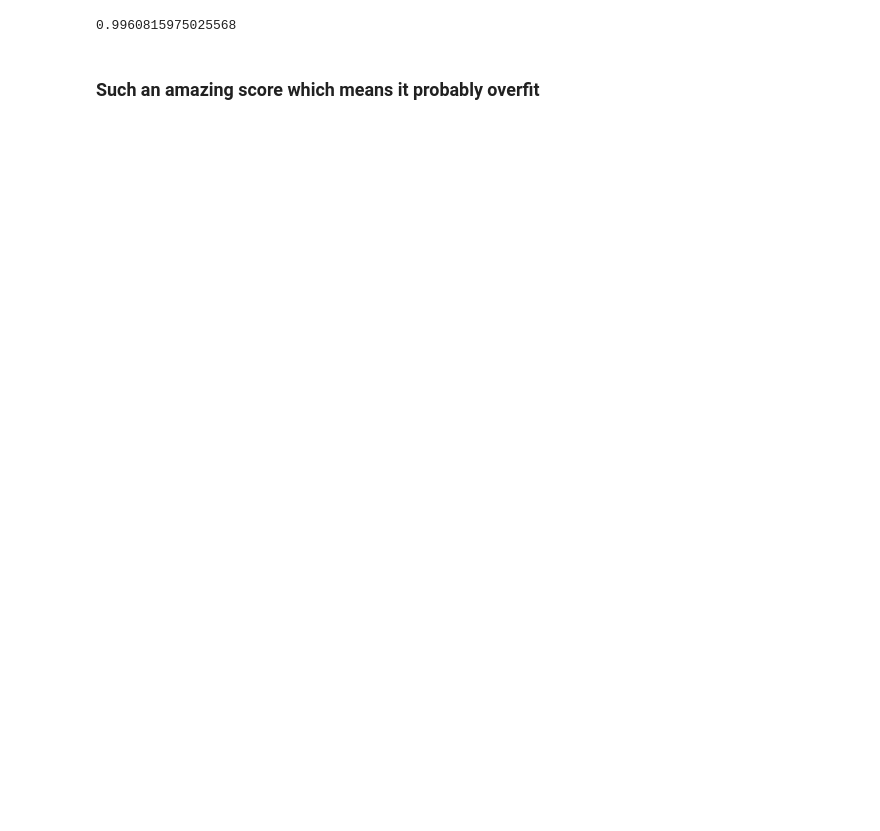
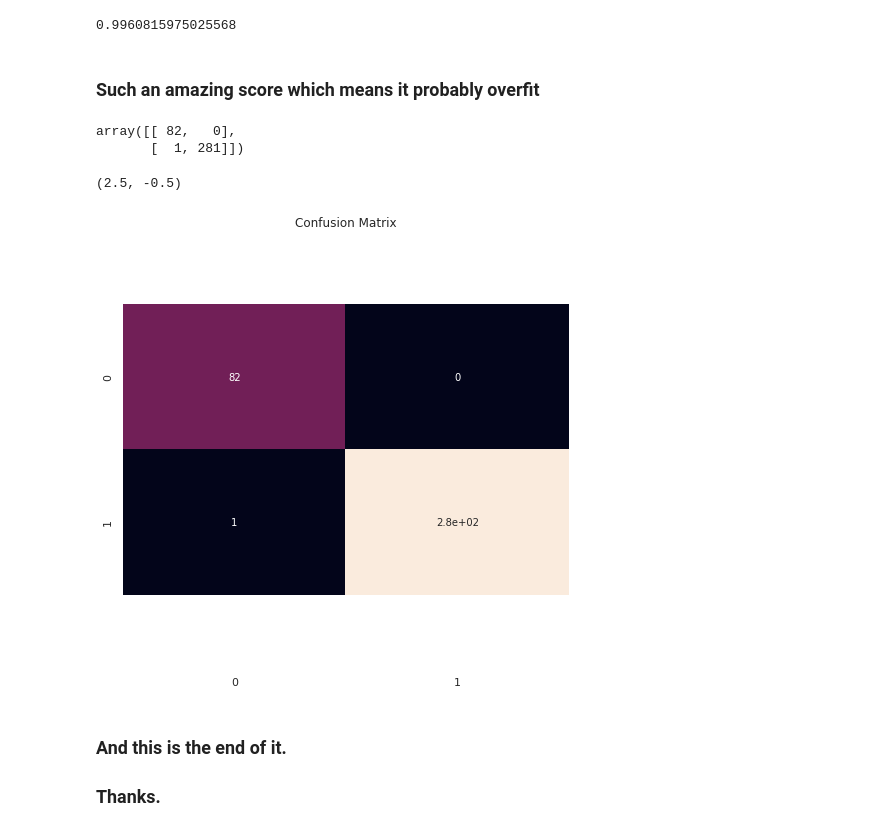
Before and after one commit to sodaliAyran/churn-prediction-mulakat, a Jupyter notebook: Report.ipynb, the cells around one changed output. Cells and saved outputs as stored; diff of their text form; code cells hidden in the pictures; blank space fills up the shorter version.

```diff
--- a/Report.ipynb
+++ b/Report.ipynb
@@ -575,3 +618,22 @@ f1_score(y_true=y_test, y_pred=y_pred, average='macro')
 0.9960815975025568
 # %% [markdown]
 ### Such an amazing score which means it probably overfit
+# %%
+from sklearn.metrics import confusion_matrix
+matrix = confusion_matrix(y_test, y_pred)
+matrix
+# %% [output]
+array([[ 82,   0],
+       [  1, 281]])
+# %%
+plt.figure(figsize=(8,8))
+plt.title('Confusion Matrix')
+ax = sns.heatmap(matrix,annot=True,cbar=False)
+ax.set_ylim(len(matrix)+0.5, -0.5)
+# %% [output]
+(2.5, -0.5)
+[figure, added]
+# %% [markdown]
+### And this is the end of it.
+
+### Thanks.
```
Also changed, not shown: parts of 25 cells of this notebook.
